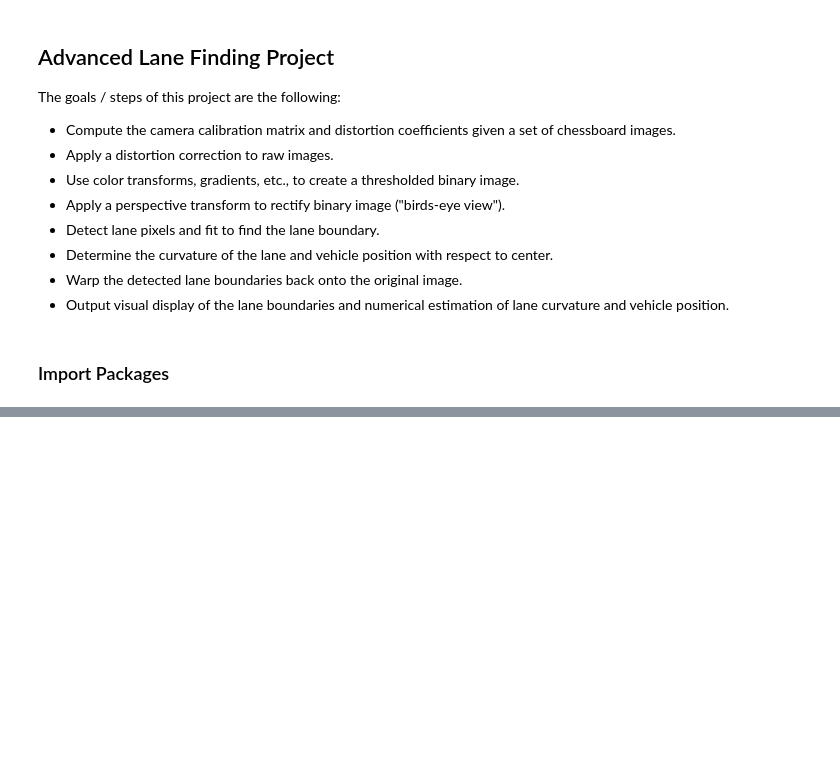
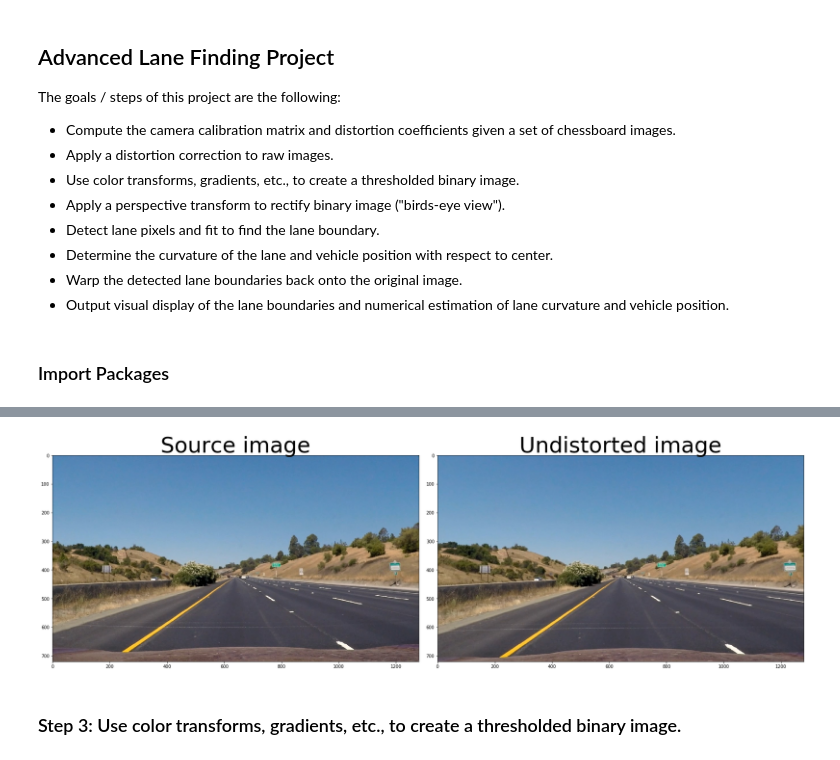
Before and after one commit to VinzenzTrimborn/AdvancedLaneLines, a Jupyter notebook: Advanced Lane Finding.ipynb, the cells around one changed output, grey strips where cells are left out. Saved outputs shown, nothing was run; the diff lists cells and outputs as text; code cells hidden in the pictures; blank space fills up the shorter version.

```diff
--- a/Advanced Lane Finding.ipynb
+++ b/Advanced Lane Finding.ipynb
@@ -356,0 +105,9 @@ def search_around_poly(binary_warped, left_fit, right_fit, margin = 100):
+# %%
+source_cal = mpimg.imread('test_images/straight_lines1.jpg')
+objectpoints, imagespoints=calibrate()
+example_undistorted=image_undistort(source_cal, objectpoints, imagespoints)
+print2images(source_cal,example_undistorted,name1='Source image',name2='Undistorted image')
+# %% [output]
+[figure, added]
+# %% [markdown]
+### Step 3: Use color transforms, gradients, etc., to create a thresholded binary image.
```
Also changed, not shown: parts of 44 cells of this notebook, 1 other file.
